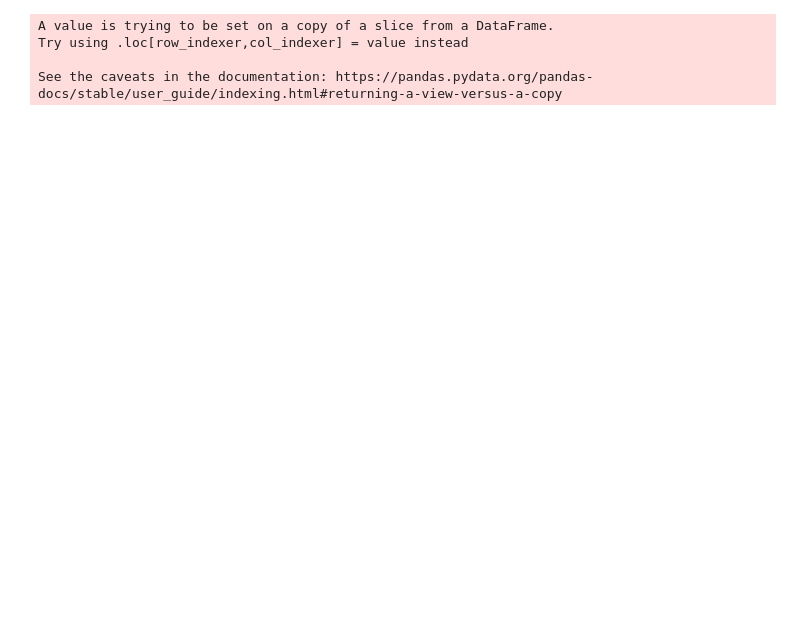
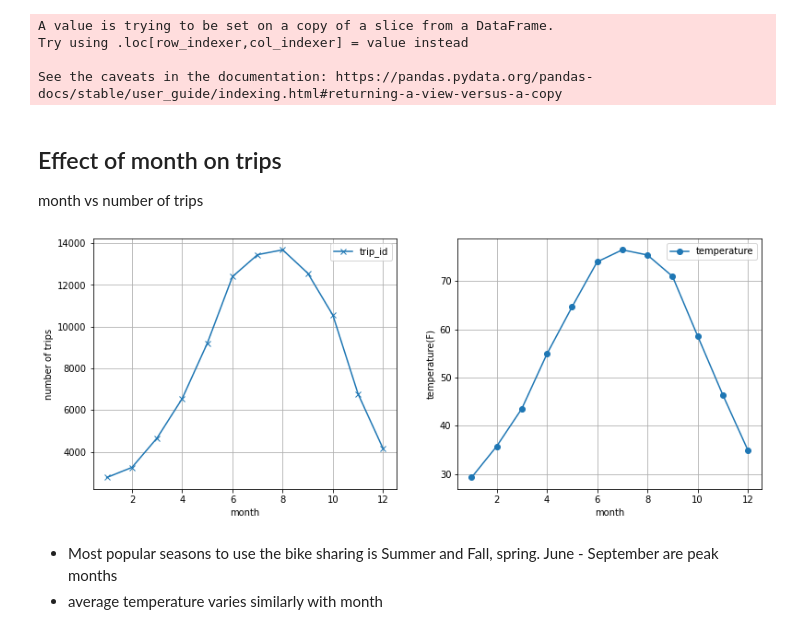
Before and after one commit to c-perumalla/cbs_challenge, a Jupyter notebook: cbs_challenge/notebooks/Exploration.ipynb, the cells around one changed output. Drawn from its saved outputs; the diff is of its cells as text; code cells hidden in the pictures; blank space fills up the shorter version.

```diff
--- a/cbs_challenge/notebooks/Exploration.ipynb
+++ b/cbs_challenge/notebooks/Exploration.ipynb
@@ -24,3 +52,25 @@ A value is trying to be set on a copy of a slice from a DataFrame.
 Try using .loc[row_indexer,col_indexer] = value instead
 
 See the caveats in the documentation: https://pandas.pydata.org/pandas-docs/stable/user_guide/indexing.html#returning-a-view-versus-a-copy
+# %% [markdown]
+## Effect of month on trips
+month vs number of trips
+# %%
+month_df = df.groupby('month').aggregate({'trip_id': pandas.Series.nunique})
+f, ax = plt.subplots(1,2, figsize=(13, 5))
+month_df.plot(ax=ax[0], marker='x')
+ax[0].set_ylabel('number of trips')
+ax[0].legend()
+ax[0].grid()
+
+month_temperature_df = df.groupby('month').aggregate({'temperature': pandas.Series.mean})
+month_temperature_df.plot(ax=ax[1], marker='o')
+ax[1].set_ylabel('temperature(F)')
+plt.legend()
+plt.grid()
+plt.show()
+# %% [output]
+[figure, added]
+# %% [markdown]
+- Most popular seasons to use the bike sharing is Summer and Fall, spring. June - September are peak months
+- average temperature varies similarly with month
```
Also changed, not shown: parts of 30 cells of this notebook.
